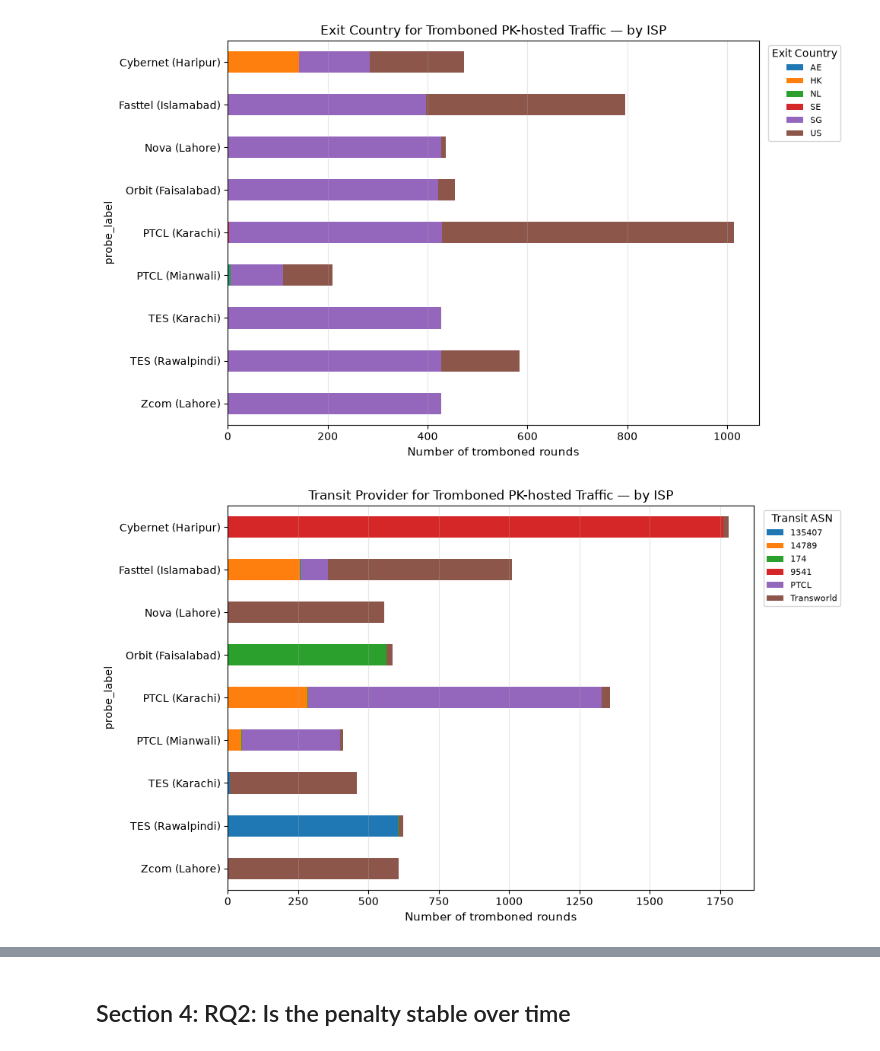
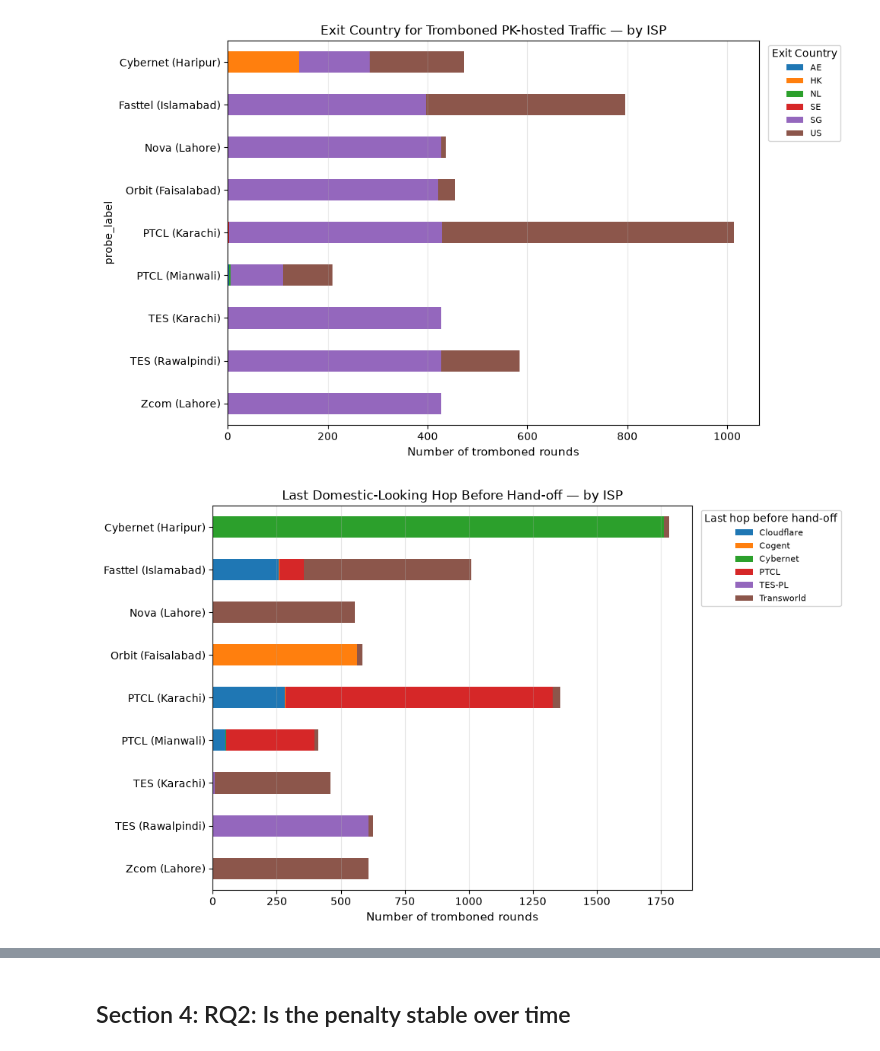
Before and after one commit to msaqib/pkinternet, a Jupyter notebook: experiments/07_longitudinal_panel/analysis/exp07_analysis.ipynb, the cells around one changed output, grey strips where cells are left out. Cells and saved outputs as stored; diff of their text form; code cells hidden in the pictures.

```diff
--- a/experiments/07_longitudinal_panel/analysis/exp07_analysis.ipynb
+++ b/experiments/07_longitudinal_panel/analysis/exp07_analysis.ipynb
@@ -553,39 +553,55 @@ plt.show()
 [figure]
 # %%
 # ── Transit Provider Breakdown ────────────────────────────────────────────────
+# 'transit' = the last hop that still looked domestic (PK country code, or RTT below the
+# foreign-RTT floor) right before the RTT jumped abroad or a foreign hop was confirmed
+# (census_sweep.classify(), reused by the panel). Only PTCL/Transworld are resolved to a
+# name by the classifier itself (LDI = the two licensed international operators) — every
+# other value is a raw ASN, often the SOURCE ISP's own number, meaning no separate
+# PTCL/Transworld hop was visible before the hairpin. Mapped to names here for
+# readability only (via Team Cymru whois); does not change the underlying classification.
+ASN_NAMES = {
+    '9541': 'Cybernet', '135407': 'TES-PL', '174': 'Cogent', '13335': 'Cloudflare',
+    '14789': 'Cloudflare', '151983': 'Orbit', '9260': 'Multinet', '9557': 'Paknet/PTCL',
+    '23888': 'NTC', '38264': 'Wateen', '23674': 'Nayatel', '45773': 'PERN',
+    '23966': 'LINKdotNET', '58470': 'Mobilink-Peering',
+}
+
 transit_data = pk_trace[
     (pk_trace['tromboned'] == True) &
     (pk_trace['transit'] != '?') &
     (pk_trace['transit'].notna())
-]
+].copy()
+transit_data['transit_label'] = transit_data['transit'].map(lambda t: ASN_NAMES.get(t, t))
 
 transit_counts = (
     transit_data
-    .groupby(['probe_label', 'transit'])
+    .groupby(['probe_label', 'transit_label'])
     .size()
     .reset_index(name='count')
 )
 
 top_transit = (
-    transit_counts.groupby('transit')['count']
+    transit_counts.groupby('transit_label')['count']
     .sum().sort_values(ascending=False).head(6).index.tolist()
 )
 
 transit_pivot = (
-    transit_counts[transit_counts['transit'].isin(top_transit)]
-    .pivot(index='probe_label', columns='transit', values='count')
+    transit_counts[transit_counts['transit_label'].isin(top_transit)]
+    .pivot(index='probe_label', columns='transit_label', values='count')
     .fillna(0)
 )
 
 fig, ax = plt.subplots(figsize=(10, 6))
 transit_pivot.plot(kind='barh', ax=ax, stacked=True)
 ax.set_xlabel('Number of tromboned rounds', fontsize=11)
-ax.set_title('Transit Provider for Tromboned PK-hosted Traffic — by ISP', fontsize=12)
-ax.legend(title='Transit ASN', bbox_to_anchor=(1.01, 1), loc='upper left', fontsize=8)
+ax.set_ylabel('')
+ax.set_title('Last Domestic-Looking Hop Before Hand-off — by ISP', fontsize=12)
+ax.legend(title='Last hop before hand-off', bbox_to_anchor=(1.01, 1), loc='upper left', fontsize=8)
 ax.grid(axis='x', alpha=0.3)
 ax.invert_yaxis()
 plt.tight_layout()
 plt.savefig('figures/fig_transit_provider.pdf', bbox_inches='tight')
 plt.show()
 # %% [output]
-[figure, old version]
+[figure, new version]
```
Also changed, not shown: parts of 6 cells of this notebook, 30 other files.
